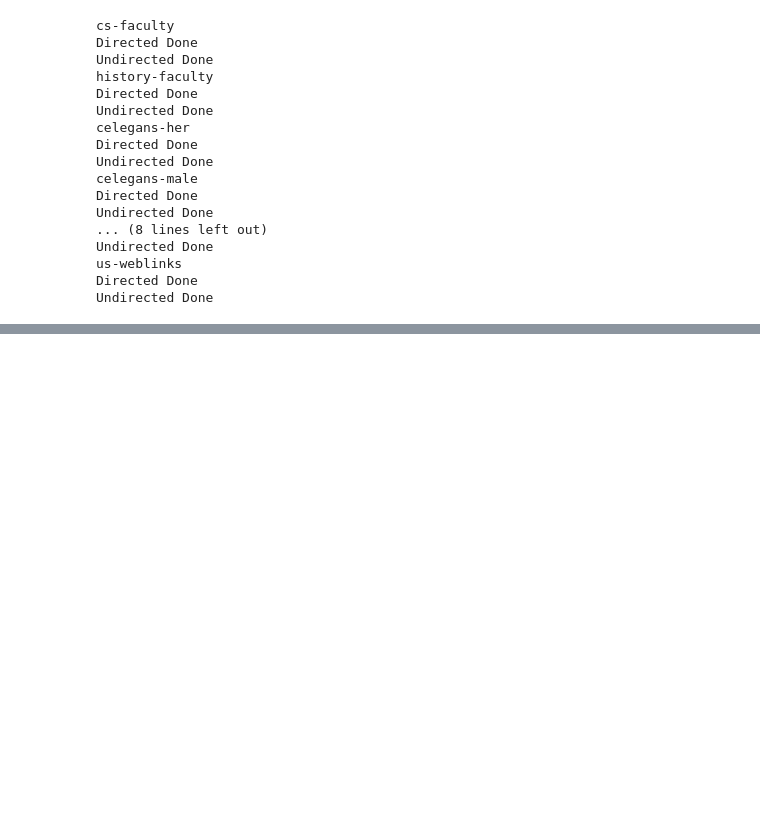
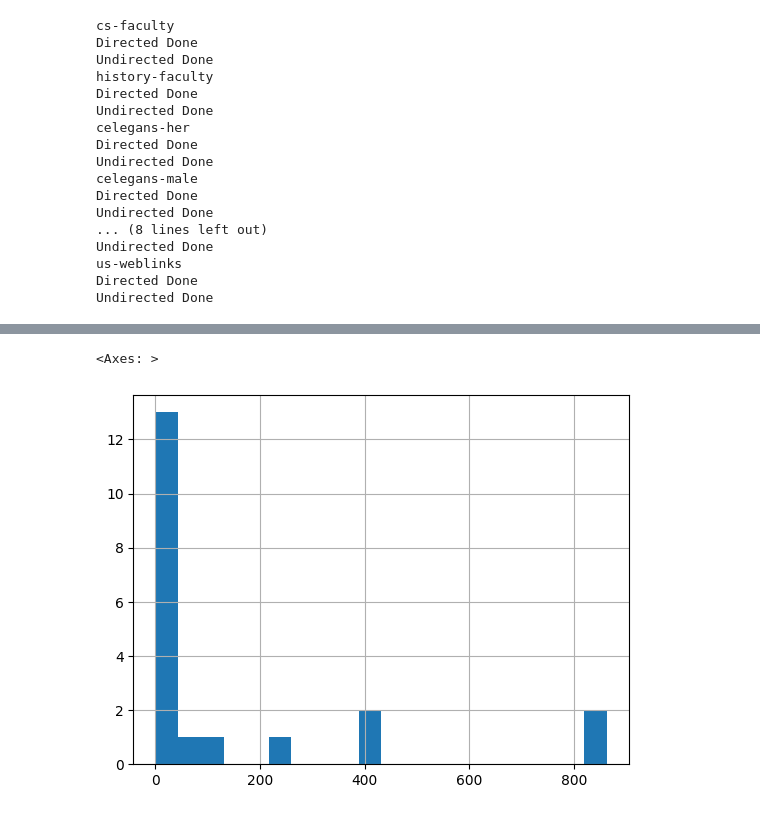
Before and after one commit to fcphysics/DirectedDistanceBackbone, a Jupyter notebook: combining_data.ipynb, the cells around one changed output, grey strips where cells are left out. Drawn from its saved outputs; the diff is of its cells as text; code cells hidden in the pictures; blank space fills up the shorter version.

```diff
--- a/combining_data.ipynb
+++ b/combining_data.ipynb
@@ -1041,0 +1048,6 @@ Undirected Done
+# %%
+df_orig = pd.read_csv('Summary/BackboneStats.csv', index_col=0)
+# %%
+df_comp = pd.read_csv('Summary/Components_Described.csv', index_col=0)
+# %%
+df = df_comp.join(df_orig)
@@ -1041,0 +1074,7 @@ Undirected Done
+# %%
+df['nodes_comp'] = df.n_nodes/df.components
+# %%
+df.nodes_comp.hist(bins=len(df.components))
+# %% [output]
+<Axes: >
+[figure, added]
```
Also changed, not shown: parts of 43 cells of this notebook, 9 other files.
